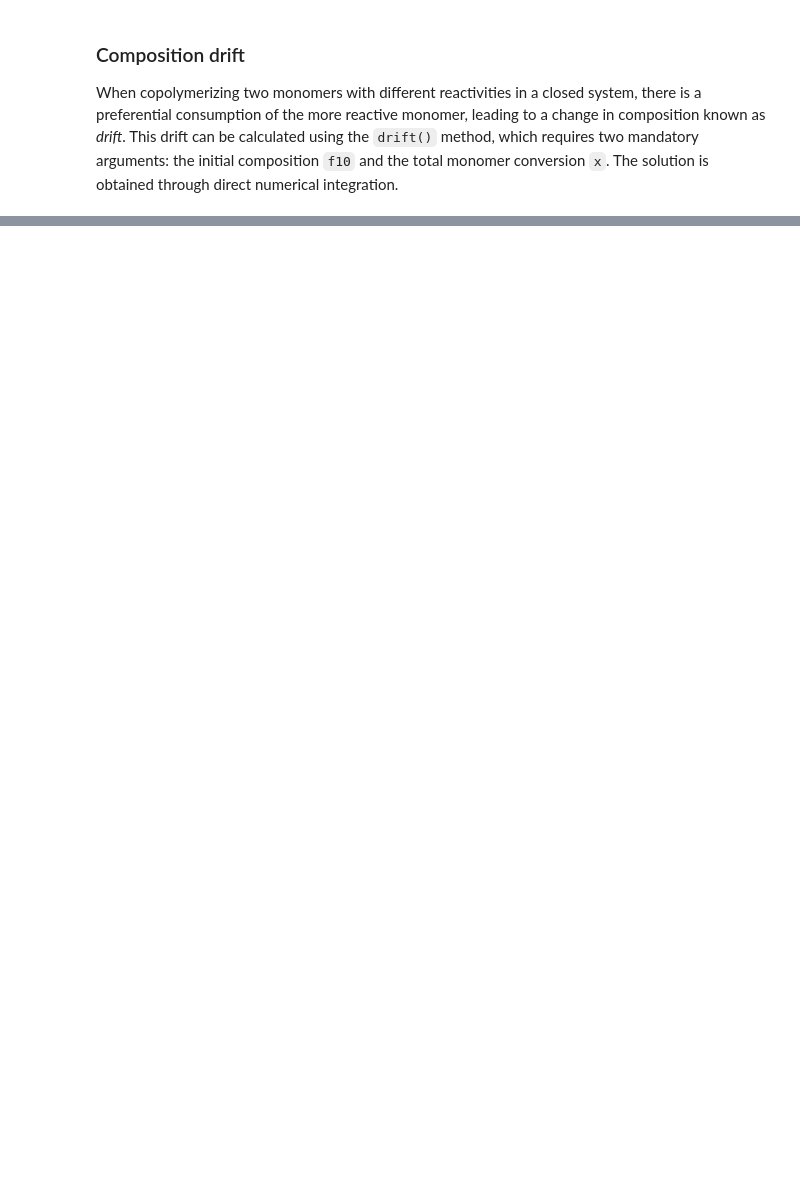
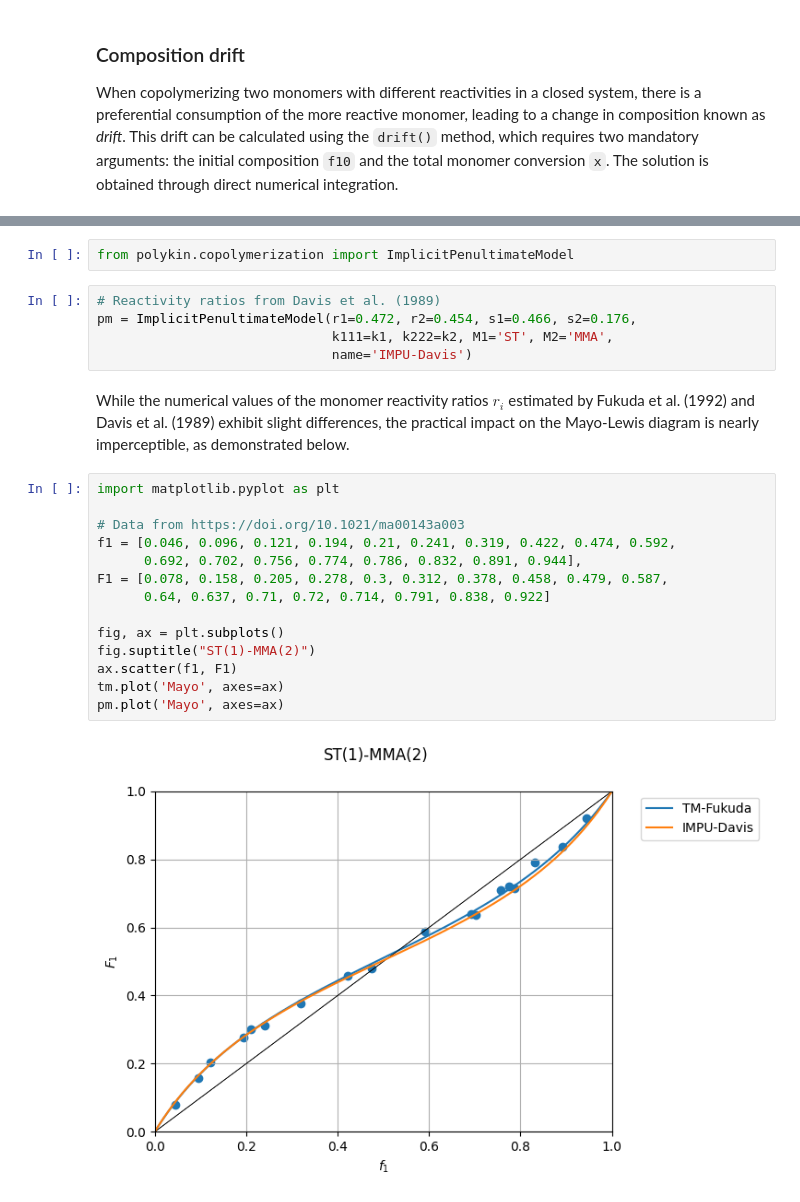
Before and after one commit to HugoMVale/polykin, a Jupyter notebook: docs/tutorials/copolymerization.ipynb, the cells around one changed output, grey strips where cells are left out. Drawn from its saved outputs; the diff is of its cells as text; blank space fills up the shorter version.

```diff
--- a/docs/tutorials/copolymerization.ipynb
+++ b/docs/tutorials/copolymerization.ipynb
@@ -68,0 +141,25 @@ model.plot(f0=[0.1 + i*0.1 for i in range(10)], M=1)
+# %%
+from polykin.copolymerization import ImplicitPenultimateModel
+# %%
+# Reactivity ratios from Davis et al. (1989)
+pm = ImplicitPenultimateModel(r1=0.472, r2=0.454, s1=0.466, s2=0.176,
+                              k111=k1, k222=k2, M1='ST', M2='MMA',
+                              name='IMPU-Davis')
+# %% [markdown]
+While the numerical values of the monomer reactivity ratios $r_i$ estimated by Fukuda et al. (1992) and Davis et al. (1989) exhibit slight differences, the practical impact on the Mayo-Lewis diagram is nearly imperceptible, as demonstrated below.
+# %%
+import matplotlib.pyplot as plt
+
+# Data from https://doi.org/10.1021/ma00143a003
+f1 = [0.046, 0.096, 0.121, 0.194, 0.21, 0.241, 0.319, 0.422, 0.474, 0.592,
+      0.692, 0.702, 0.756, 0.774, 0.786, 0.832, 0.891, 0.944],
+F1 = [0.078, 0.158, 0.205, 0.278, 0.3, 0.312, 0.378, 0.458, 0.479, 0.587,
+      0.64, 0.637, 0.71, 0.72, 0.714, 0.791, 0.838, 0.922]
+
+fig, ax = plt.subplots()
+fig.suptitle("ST(1)-MMA(2)")
+ax.scatter(f1, F1)
+tm.plot('Mayo', axes=ax)
+pm.plot('Mayo', axes=ax)
+# %% [output]
+[figure, added]
```
Also changed, not shown: parts of 40 cells of this notebook, 2 other files.
